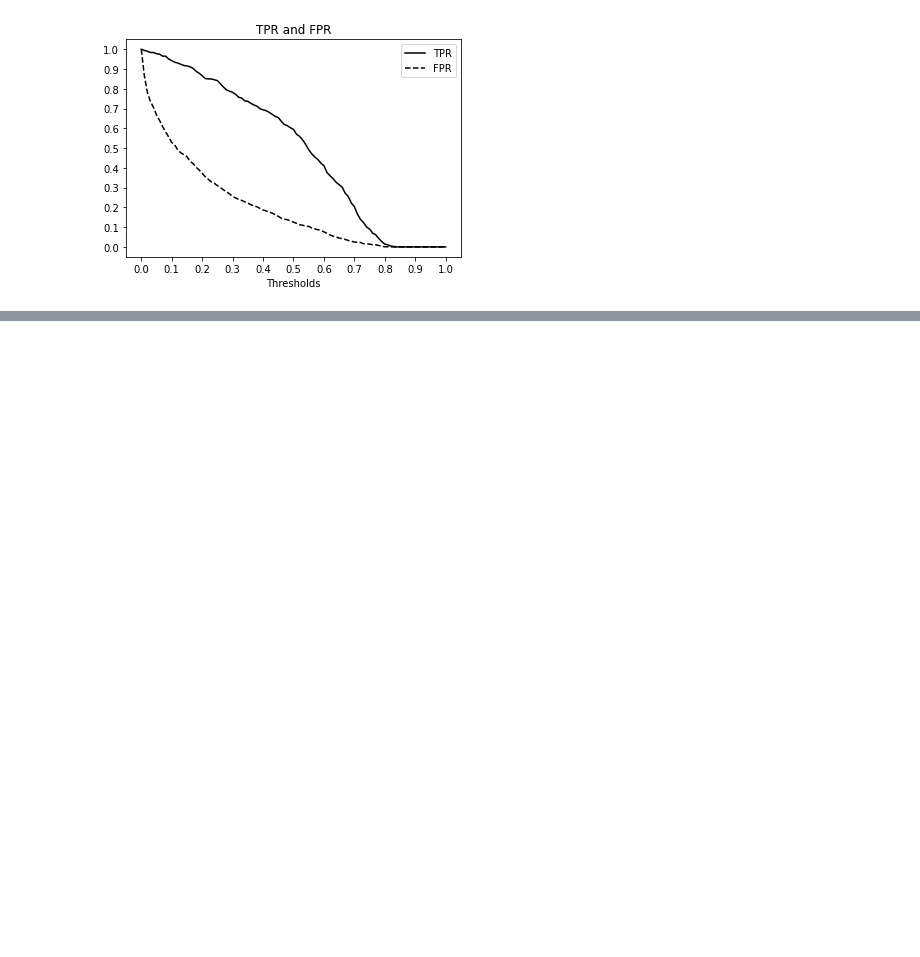
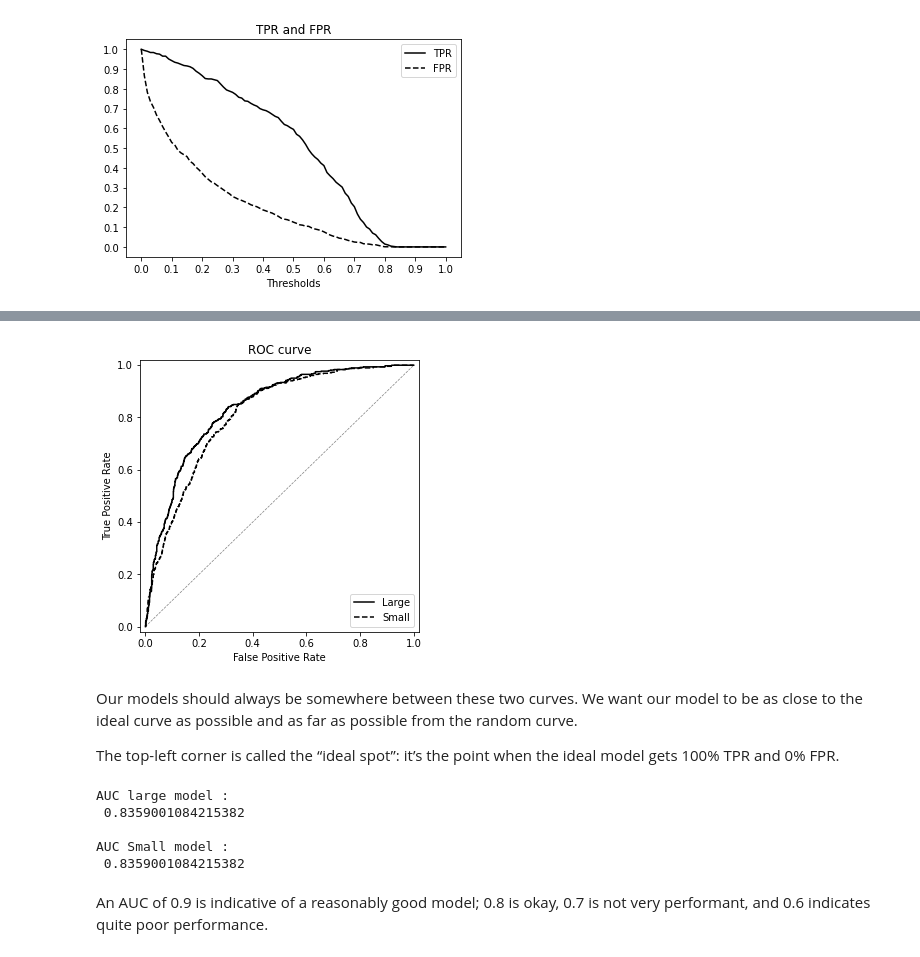
Before and after one commit to marcosbenicio/data-science, a Jupyter notebook: 03Metrics/churn_metrics.ipynb, the cells around one changed output, grey strips where cells are left out. Drawn from its saved outputs; the diff is of its cells as text; code cells hidden in the pictures; blank space fills up the shorter version.

```diff
--- a/03Metrics/churn_metrics.ipynb
+++ b/03Metrics/churn_metrics.ipynb
@@ -633,0 +747,45 @@ plt.show()
+# %%
+fpr_large, tpr_large, thresholds = roc_curve(y_val, y_pred)
+fpr_small, tpr_small, thresholds = roc_curve(y_val, y_pred_small)
+
+plt.figure(figsize=(5, 5))
+
+plt.plot(fpr_large, tpr_large, color='black', linestyle='solid', label='Large')
+plt.plot(fpr_small, tpr_small, color='black', linestyle='dashed', label='Small')
+plt.plot([0, 1], [0, 1], color='black', lw=0.7, linestyle='dashed', alpha=0.5)
+
+plt.xlim([-0.02, 1.02])
+plt.ylim([-0.02, 1.02])
+plt.xlabel('False Positive Rate')
+plt.ylabel('True Positive Rate')
+
+plt.title('ROC curve')
+plt.legend(loc='lower right')
+
+plt.show()
+# %% [output]
+[figure, added]
+# %% [markdown]
+Our models should always be somewhere between these two curves. We want our
+model to be as close to the ideal curve as possible and as far as possible from the random
+curve.
+
+The top-left corner is called the “ideal spot”: it’s the point when the ideal
+model gets 100% TPR and 0% FPR.
+# %%
+df_scores_small = tpr_fpr_dataframe(y_val, y_pred_small)
+auc_large = auc(df_scores.fpr, df_scores.tpr)
+auc_small = auc(df_scores.fpr, df_scores.tpr)
+
+
+printest('AUC large model',auc_large)
+printest('AUC Small model',auc_small)
+# %% [output]
+AUC large model :
+ 0.8359001084215382
+
+AUC Small model :
+ 0.8359001084215382
+# %% [markdown]
+An AUC of 0.9 is indicative of a reasonably good model; 0.8 is
+okay, 0.7 is not very performant, and 0.6 indicates quite poor performance.
```
Also changed, not shown: parts of 36 cells of this notebook, 1 other file.
